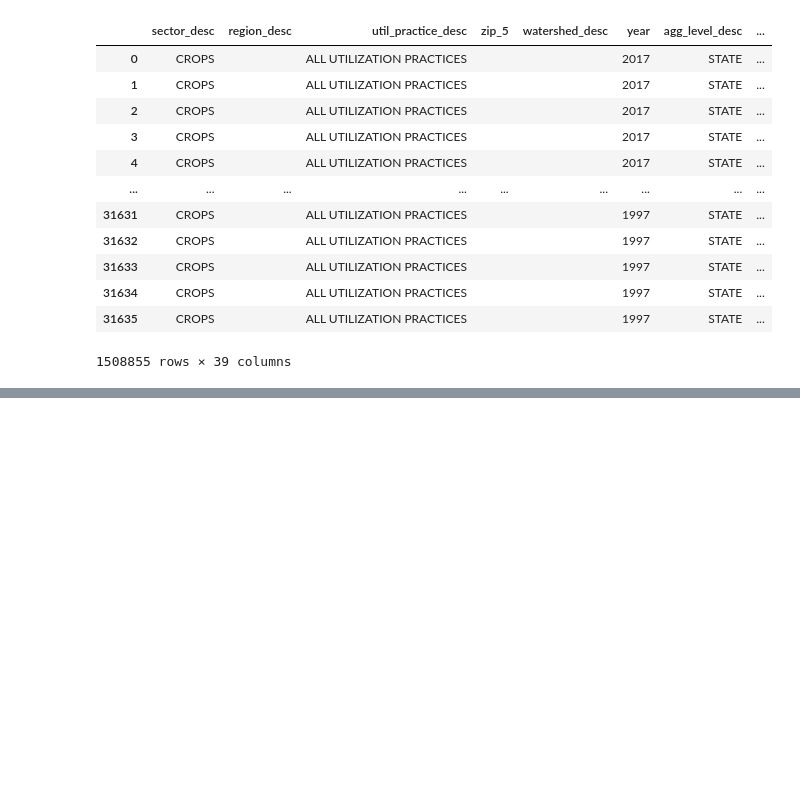
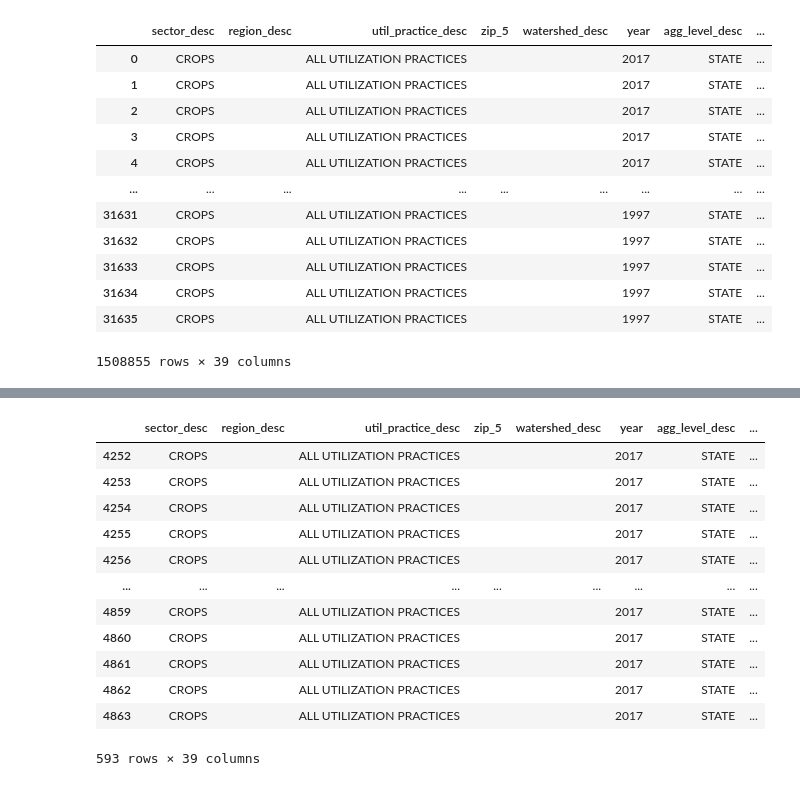
Before and after one commit to CaitlinC91/USDACENSUS_Capstone, a Jupyter notebook: notebooks/usda.ipynb, the cells around one changed output, grey strips where cells are left out. Cells and saved outputs as stored; diff of their text form; code cells hidden in the pictures; blank space fills up the shorter version.

```diff
--- a/notebooks/usda.ipynb
+++ b/notebooks/usda.ipynb
@@ -313,0 +361,17 @@ cabbage
+# %%
+al_soybeans = AL[(AL['commodity_desc'] == 'SOYBEANS')& (AL['year'] == 2017)]
+al_soybeans
+# %% [output]
+|  | sector_desc | region_desc | util_practice_desc | zip_5 | watershed_desc | year | agg_level_desc | ... |
+| 4252 | CROPS |  | ALL UTILIZATION PRACTICES |  |  | 2017 | STATE | ... |
+| 4253 | CROPS |  | ALL UTILIZATION PRACTICES |  |  | 2017 | STATE | ... |
+| 4254 | CROPS |  | ALL UTILIZATION PRACTICES |  |  | 2017 | STATE | ... |
+| 4255 | CROPS |  | ALL UTILIZATION PRACTICES |  |  | 2017 | STATE | ... |
+| 4256 | CROPS |  | ALL UTILIZATION PRACTICES |  |  | 2017 | STATE | ... |
+| ... | ... | ... | ... | ... | ... | ... | ... | ... |
+| 4859 | CROPS |  | ALL UTILIZATION PRACTICES |  |  | 2017 | STATE | ... |
+| 4860 | CROPS |  | ALL UTILIZATION PRACTICES |  |  | 2017 | STATE | ... |
+| 4861 | CROPS |  | ALL UTILIZATION PRACTICES |  |  | 2017 | STATE | ... |
+| 4862 | CROPS |  | ALL UTILIZATION PRACTICES |  |  | 2017 | STATE | ... |
+| 4863 | CROPS |  | ALL UTILIZATION PRACTICES |  |  | 2017 | STATE | ... |
+593 rows × 39 columns
```
Also changed, not shown: parts of 7 cells of this notebook.
